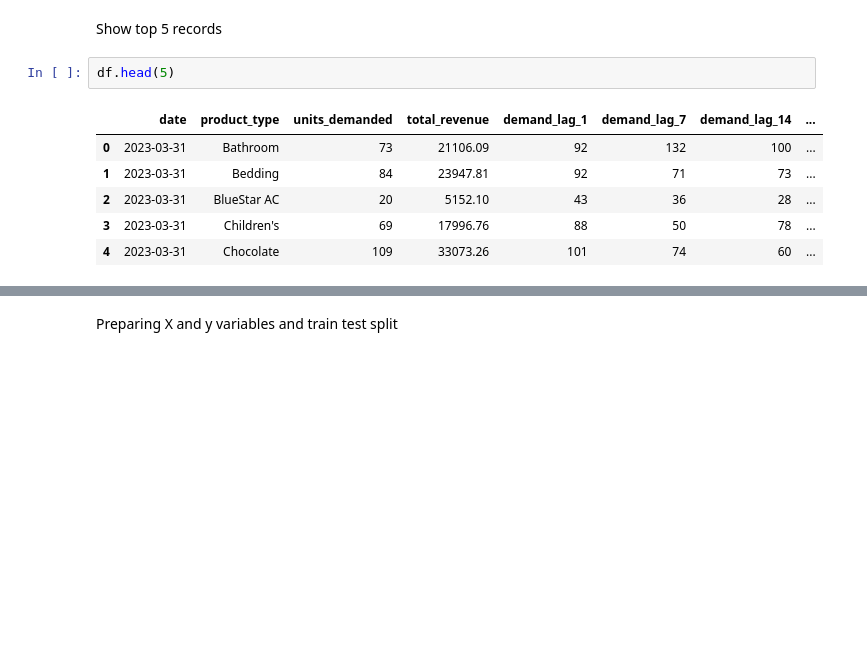
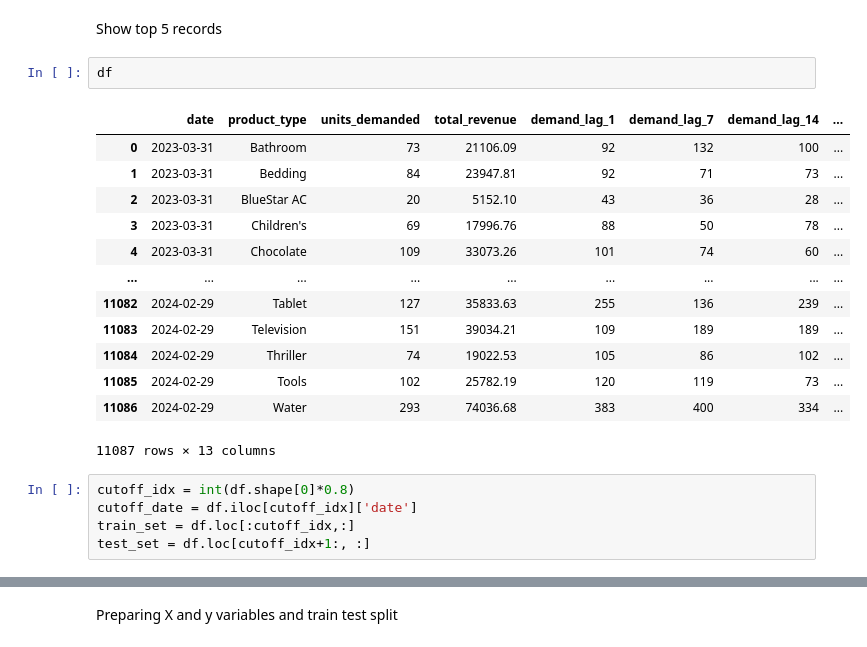
Before and after one commit to ehtasham29/sales-inventory-analytics, a Jupyter notebook: notebooks/02_model_training.ipynb, the cells around one changed output, grey strips where cells are left out. Cells and saved outputs as stored; diff of their text form; blank space fills up the shorter version.

```diff
--- a/notebooks/02_model_training.ipynb
+++ b/notebooks/02_model_training.ipynb
@@ -24,11 +24,23 @@ df = pd.read_csv('../notebooks/data/processed/clean_data.csv')
 # %% [markdown]
 Show top 5 records
 # %%
-df.head(5)
+df
 # %% [output]
 |  | date | product_type | units_demanded | total_revenue | demand_lag_1 | demand_lag_7 | demand_lag_14 | ... |
 | 0 | 2023-03-31 | Bathroom | 73 | 21106.09 | 92 | 132 | 100 | ... |
 | 1 | 2023-03-31 | Bedding | 84 | 23947.81 | 92 | 71 | 73 | ... |
 | 2 | 2023-03-31 | BlueStar AC | 20 | 5152.10 | 43 | 36 | 28 | ... |
 | 3 | 2023-03-31 | Children's | 69 | 17996.76 | 88 | 50 | 78 | ... |
 | 4 | 2023-03-31 | Chocolate | 109 | 33073.26 | 101 | 74 | 60 | ... |
+| ... | ... | ... | ... | ... | ... | ... | ... | ... |
+| 11082 | 2024-02-29 | Tablet | 127 | 35833.63 | 255 | 136 | 239 | ... |
+| 11083 | 2024-02-29 | Television | 151 | 39034.21 | 109 | 189 | 189 | ... |
+| 11084 | 2024-02-29 | Thriller | 74 | 19022.53 | 105 | 86 | 102 | ... |
+| 11085 | 2024-02-29 | Tools | 102 | 25782.19 | 120 | 119 | 73 | ... |
+| 11086 | 2024-02-29 | Water | 293 | 74036.68 | 383 | 400 | 334 | ... |
+11087 rows × 13 columns
+# %%
+cutoff_idx = int(df.shape[0]*0.8)
+cutoff_date = df.iloc[cutoff_idx]['date']
+train_set = df.loc[:cutoff_idx,:]
+test_set = df.loc[cutoff_idx+1:, :]
```
Also changed, not shown: parts of 1 cell of this notebook, 10 other files.
